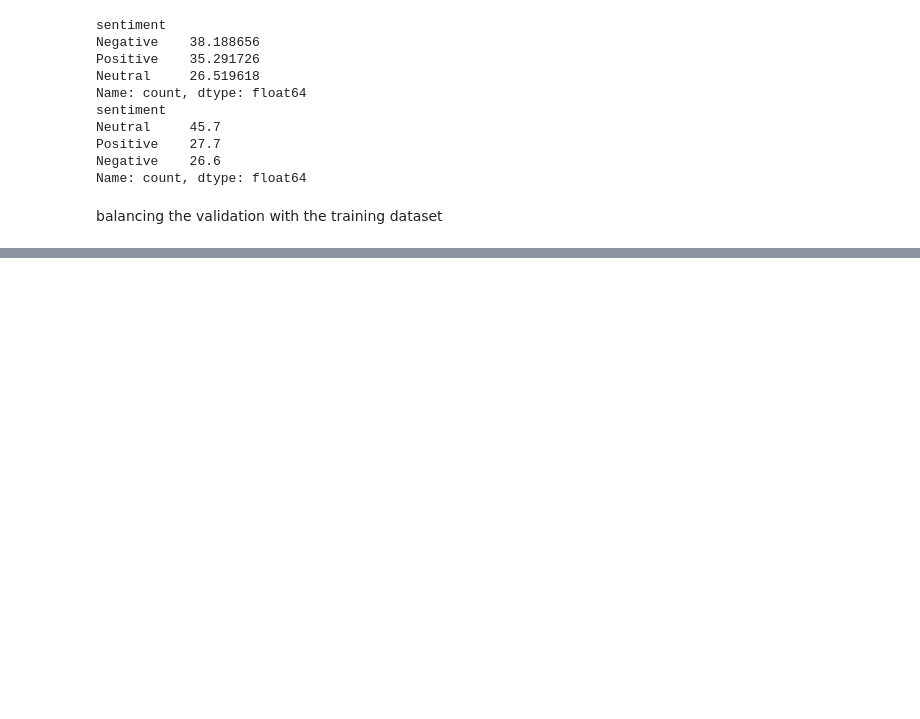
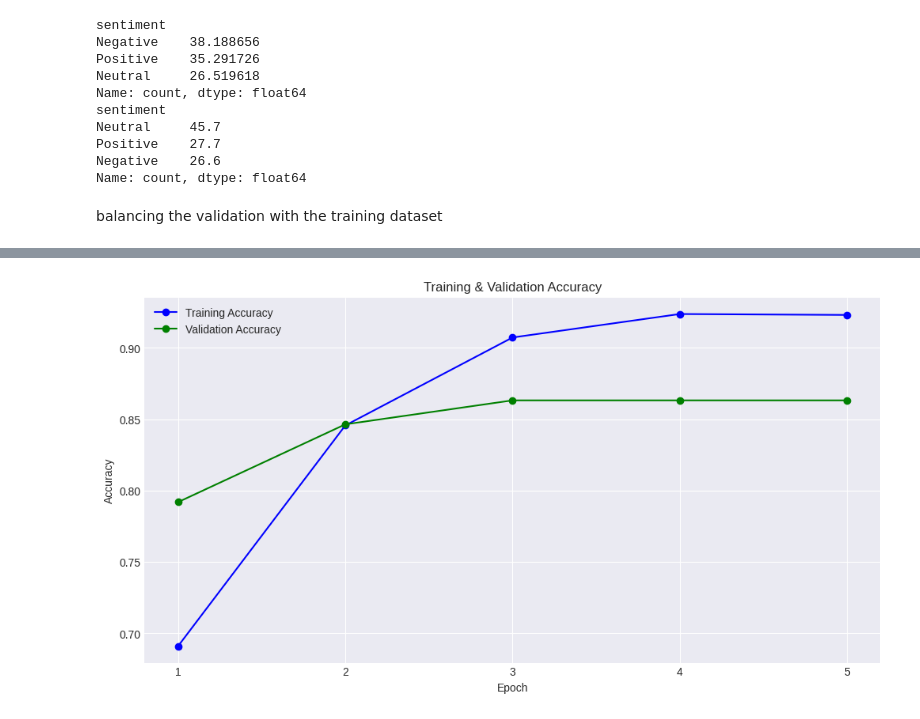
Before and after one commit to mahmoud25112/Customer_Sentiment_analysis_BERT, a Jupyter notebook: fine_tuneing_aws.ipynb, the cells around one changed output, grey strips where cells are left out. Cells and saved outputs as stored; diff of their text form; code cells hidden in the pictures; blank space fills up the shorter version.

```diff
--- a/fine_tuneing_aws.ipynb
+++ b/fine_tuneing_aws.ipynb
@@ -240,0 +590,15 @@ Text(0.5, 1.0, 'distribution')
+# %%
+# Plot Accuracy
+plt.plot(df_stats['epoch'], df_stats['Training Accuracy'], 'b-o', label='Training Accuracy')
+plt.plot(df_stats['epoch'], df_stats['Validation Accuracy'], 'g-o', label='Validation Accuracy')
+
+# Label the plot
+plt.title('Training & Validation Accuracy')
+plt.xlabel('Epoch')
+plt.ylabel('Accuracy')
+plt.legend()
+plt.xticks(df_stats['epoch'])
+
+plt.show()
+# %% [output]
+[figure, added]
```
Also changed, not shown: parts of 33 cells of this notebook.
